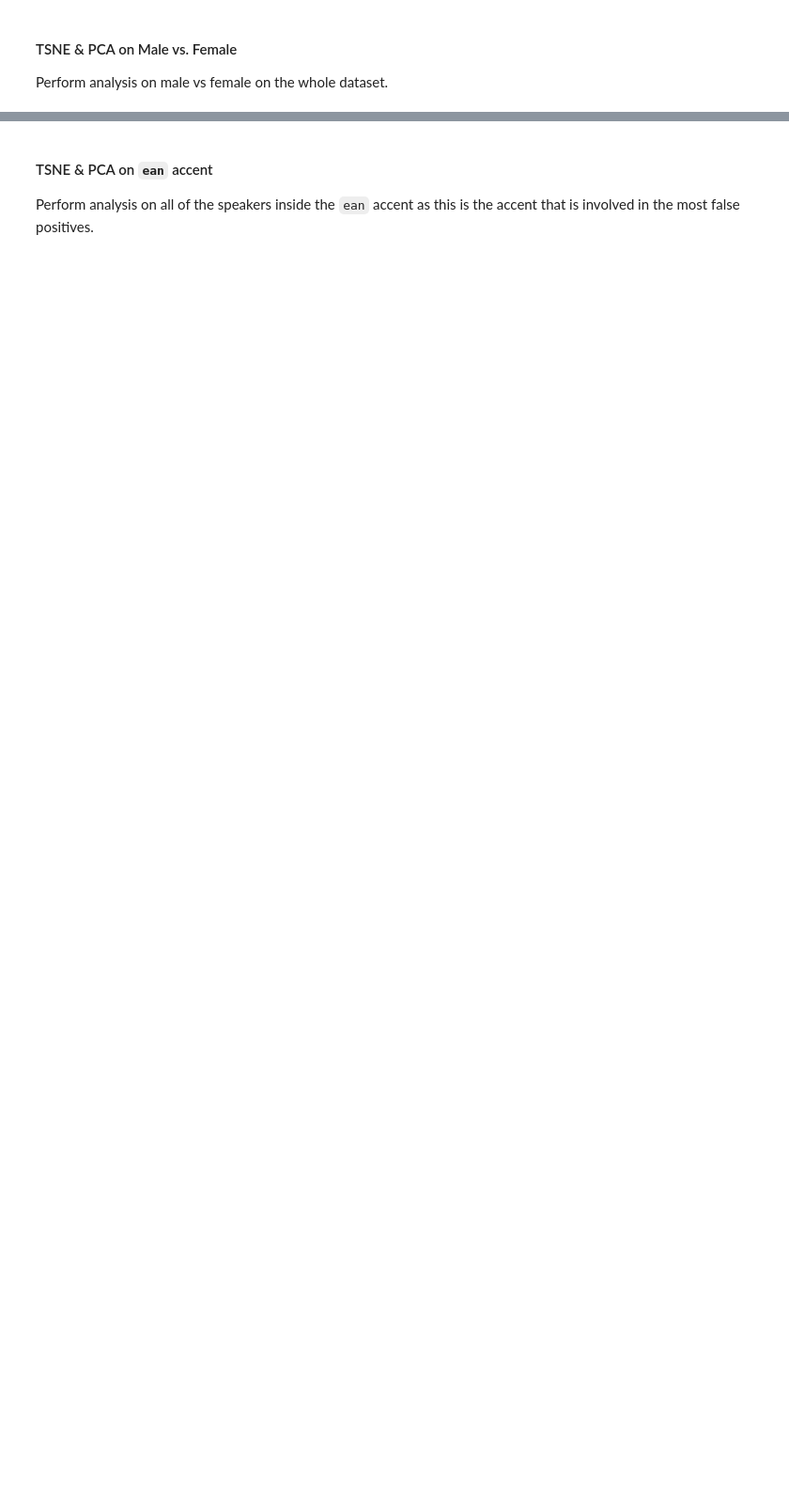
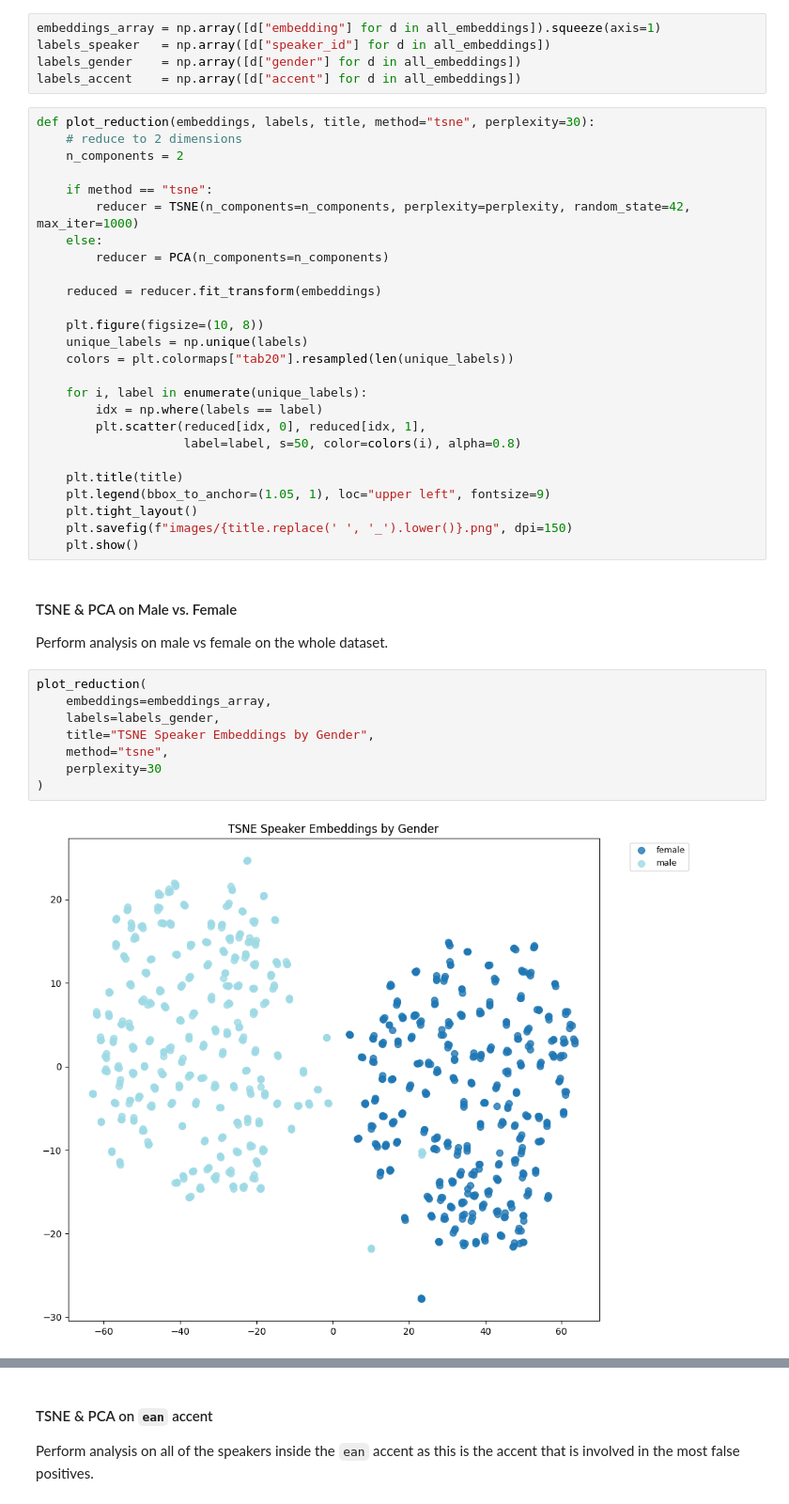
Before and after one commit to michael-vella/ARI5121_SpeechProject_Michael_Vella_code, a Jupyter notebook: core.ipynb, the cells around one changed output, grey strips where cells are left out. Shown at 94% size. Saved outputs shown, nothing was run; the diff lists cells and outputs as text; blank space fills up the shorter version.

```diff
--- a/core.ipynb
+++ b/core.ipynb
@@ -690,4 +696,45 @@ plt.show()
+# %%
+embeddings_array = np.array([d["embedding"] for d in all_embeddings]).squeeze(axis=1)
+labels_speaker   = np.array([d["speaker_id"] for d in all_embeddings])
+labels_gender    = np.array([d["gender"] for d in all_embeddings])
+labels_accent    = np.array([d["accent"] for d in all_embeddings])
+# %%
+def plot_reduction(embeddings, labels, title, method="tsne", perplexity=30):
+    # reduce to 2 dimensions
+    n_components = 2
+
+    if method == "tsne":
+        reducer = TSNE(n_components=n_components, perplexity=perplexity, random_state=42, max_iter=1000)
+    else:
+        reducer = PCA(n_components=n_components)
+
+    reduced = reducer.fit_transform(embeddings)
+
+    plt.figure(figsize=(10, 8))
+    unique_labels = np.unique(labels)
+    colors = plt.colormaps["tab20"].resampled(len(unique_labels))
+
+    for i, label in enumerate(unique_labels):
+        idx = np.where(labels == label)
+        plt.scatter(reduced[idx, 0], reduced[idx, 1],
+                    label=label, s=50, color=colors(i), alpha=0.8)
+
+    plt.title(title)
+    plt.legend(bbox_to_anchor=(1.05, 1), loc="upper left", fontsize=9)
+    plt.tight_layout()
+    plt.savefig(f"images/{title.replace(' ', '_').lower()}.png", dpi=150)
+    plt.show()
 # %% [markdown]
 #### TSNE & PCA on Male vs. Female
 
 Perform analysis on male vs female on the whole dataset.
+# %%
+plot_reduction(
+    embeddings=embeddings_array,
+    labels=labels_gender,
+    title="TSNE Speaker Embeddings by Gender",
+    method="tsne",
+    perplexity=30
+)
+# %% [output]
+[figure, added]
```
Also changed, not shown: parts of 9 cells of this notebook, 6 other files.
